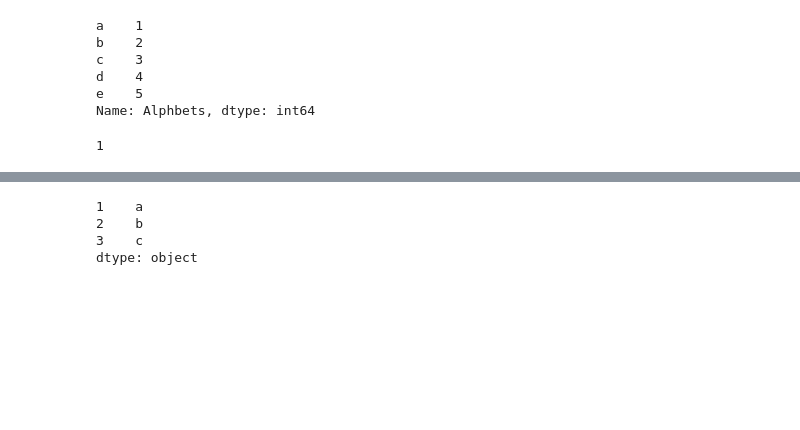
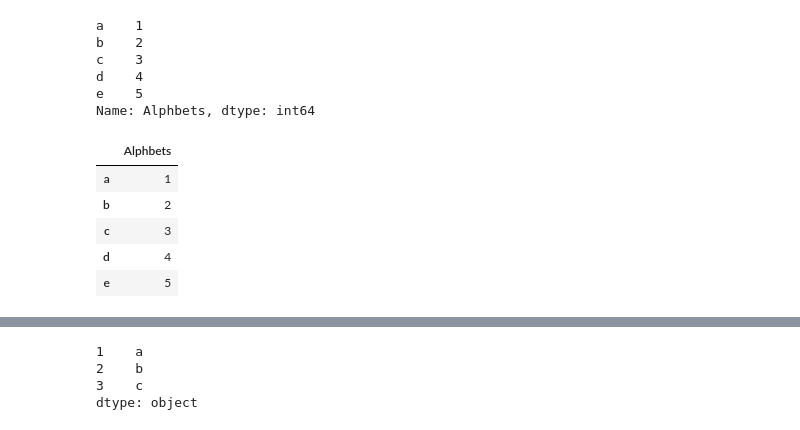
Before and after one commit to chandiosamad07/AI, a Jupyter notebook: Python/Pandas.ipynb, the cells around one changed output, grey strips where cells are left out. Cells and saved outputs as stored; diff of their text form; code cells hidden in the pictures; blank space fills up the shorter version.

```diff
--- a/Python/Pandas.ipynb
+++ b/Python/Pandas.ipynb
@@ -45,7 +45,13 @@ Name: Alphbets, dtype: int64
 # %%
 dic = pd.Series({'a':1,'b':2,'c':3})
 dic
 
-min(dic)
+df = pd.DataFrame(series)
+df
 # %% [output]
-1
+|  | Alphbets |
+| a | 1 |
+| b | 2 |
+| c | 3 |
+| d | 4 |
+| e | 5 |
```
Also changed, not shown: parts of 1 cell of this notebook.
